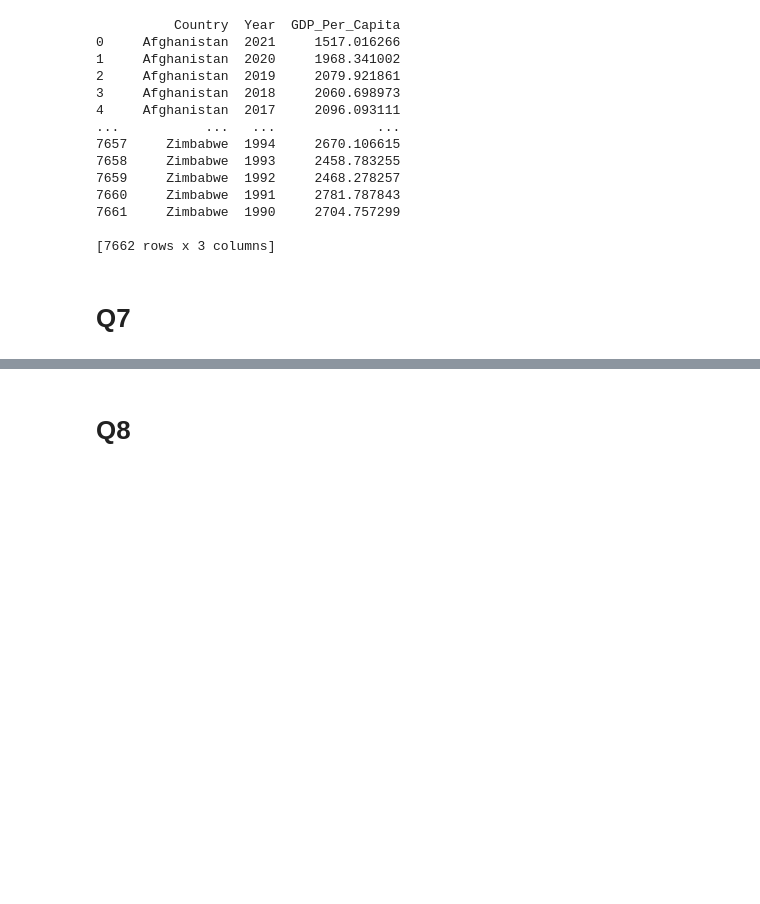
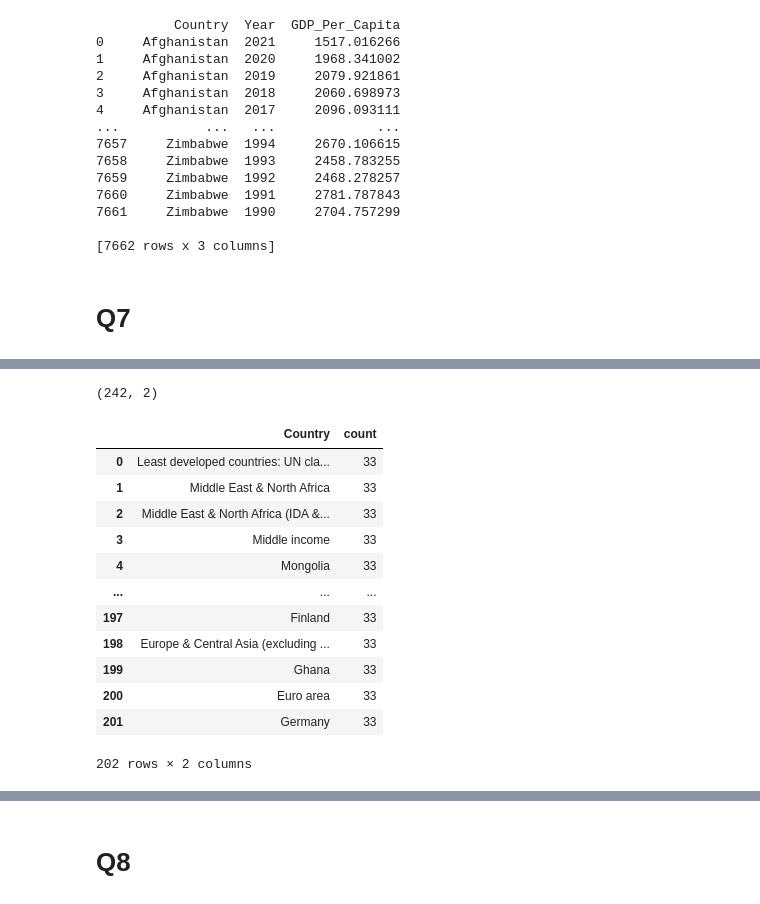
Before and after one commit to NSS-Data-Analytics-Cohort-11/undata-jmcapps, a Jupyter notebook: notebook/UN_data_analysis_DA11.ipynb, the cells around one changed output, grey strips where cells are left out. Drawn from its saved outputs; the diff is of its cells as text; code cells hidden in the pictures; blank space fills up the shorter version.

```diff
--- a/notebook/UN_data_analysis_DA11.ipynb
+++ b/notebook/UN_data_analysis_DA11.ipynb
@@ -103,0 +100,20 @@ Name: count, dtype: int64
+# %%
+value_counts_country.shape
+# %% [output]
+(242, 2)
+# %%
+value_counts_country[value_counts_country['count']==33]
+# %% [output]
+|  | Country | count |
+| 0 | Least developed countries: UN cla... | 33 |
+| 1 | Middle East & North Africa | 33 |
+| 2 | Middle East & North Africa (IDA &... | 33 |
+| 3 | Middle income | 33 |
+| 4 | Mongolia | 33 |
+| ... | ... | ... |
+| 197 | Finland | 33 |
+| 198 | Europe & Central Asia (excluding ... | 33 |
+| 199 | Ghana | 33 |
+| 200 | Euro area | 33 |
+| 201 | Germany | 33 |
+202 rows × 2 columns
```
Also changed, not shown: parts of 14 cells of this notebook.
